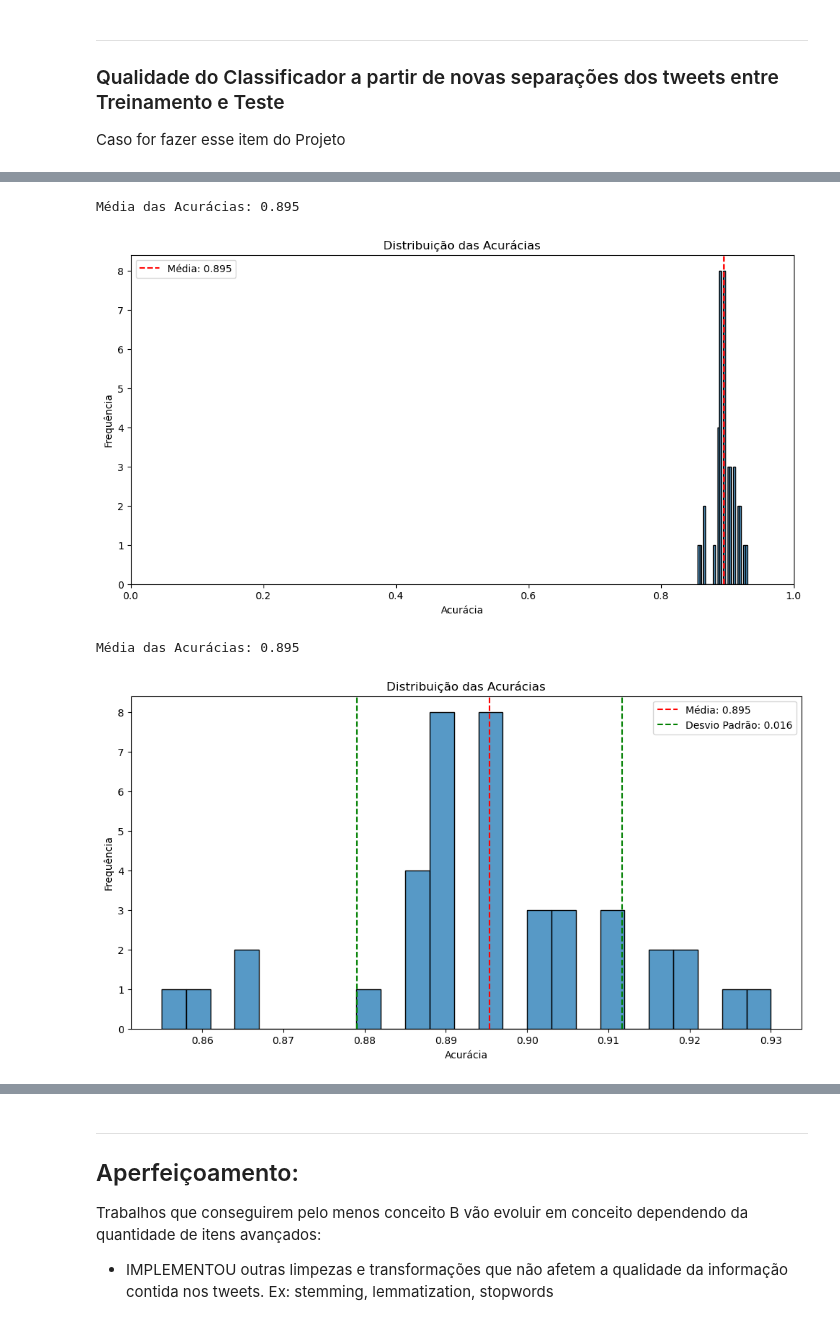
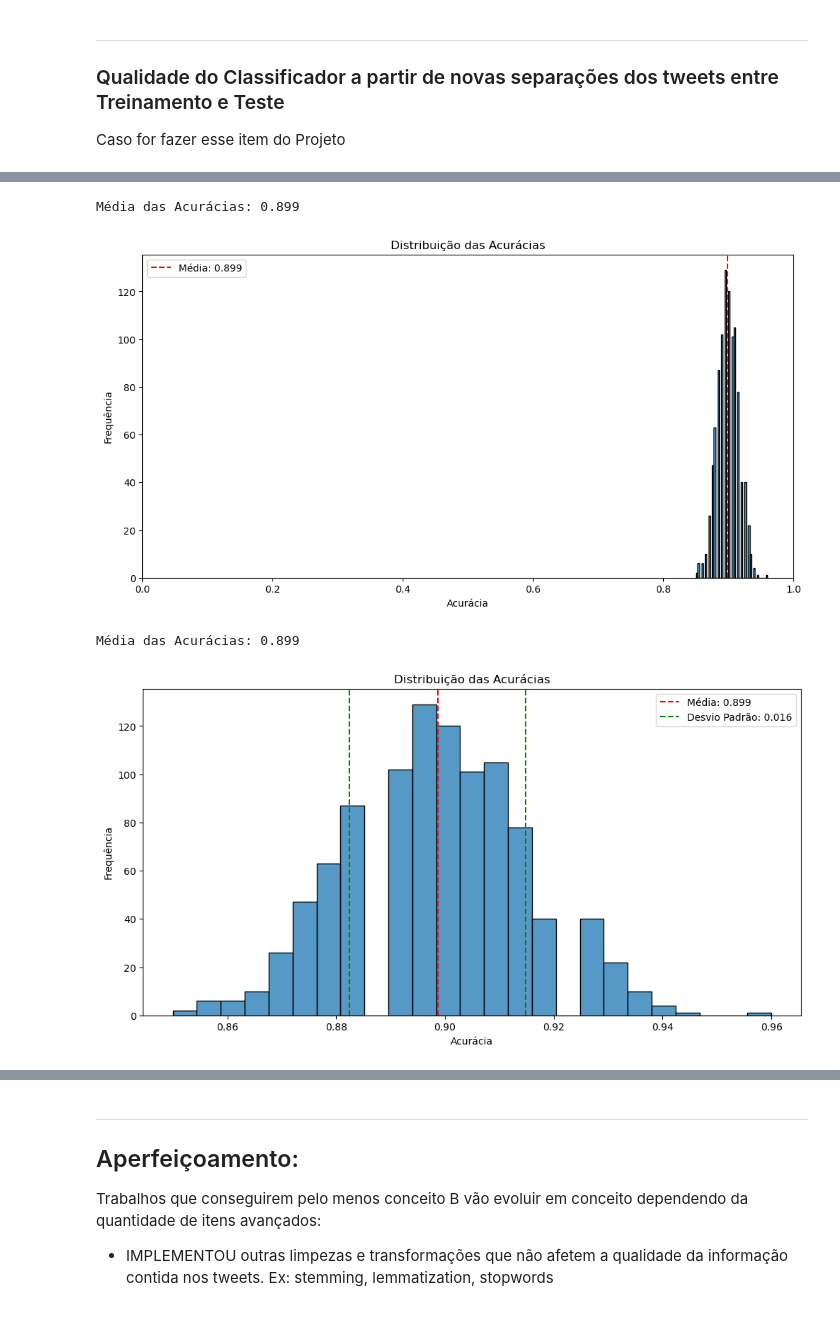
Before and after one commit to enzojunq/Projeto1_CDADOS, a Jupyter notebook: Projeto1 Template.ipynb, the cells around one changed output, grey strips where cells are left out. Cells and saved outputs as stored; diff of their text form; code cells hidden in the pictures.

```diff
--- a/Projeto1 Template.ipynb
+++ b/Projeto1 Template.ipynb
@@ -396,7 +396,7 @@ Caso for fazer esse item do Projeto
 teste.to_excel('teste.xlsx', index=False)
 treino.to_excel('treino.xlsx', index=False)
 # %%
-iteracoes = 40
+iteracoes = 1000
 acuracias = []
 
 for i in range(iteracoes):
@@ -415,3 +415,5 @@ for i in range(iteracoes):
     acuracias.append(acuracia)
 
 media_acuracia = np.mean(acuracias)
+
+teste_embaralhado
@@ -420,27 +436,27 @@ media_acuracia = np.mean(acuracias)
 # %%
 import matplotlib.pyplot as plt
 import seaborn as sns
 
 # Calculando a média e o desvio padrão das acurácias
 media_acuracia = np.mean(acuracias)
 print(f'Média das Acurácias: {media_acuracia:.3f}')
 desvio_padrao_acuracia = np.std(acuracias)
 
 # Criando o gráfico de distribuição
 plt.figure(figsize=(12, 6))
-sns.histplot(acuracias, bins=25)
+sns.histplot(acuracias, bins=40)
 plt.axvline(media_acuracia, color='r', linestyle='--', label=f'Média: {media_acuracia:.3f}')
 # plt.axvline(media_acuracia + desvio_padrao_acuracia, color='g', linestyle='--', label=f'Desvio Padrão: {desvio_padrao_acuracia:.3f}')
 # plt.axvline(media_acuracia - desvio_padrao_acuracia, color='g', linestyle='--')
 plt.xlim(0, 1)
 plt.title('Distribuição das Acurácias')
 plt.xlabel('Acurácia')
 plt.ylabel('Frequência')
 plt.legend()
 plt.show()
 # %% [output]
-Média das Acurácias: 0.895
+Média das Acurácias: 0.899
-[figure, old version]
+[figure, new version]
 # %%
 import matplotlib.pyplot as plt
 import seaborn as sns
@@ -462,8 +478,8 @@ plt.ylabel('Frequência')
 plt.legend()
 plt.show()
 # %% [output]
-Média das Acurácias: 0.895
+Média das Acurácias: 0.899
-[figure, old version]
+[figure, new version]
 # %% [markdown]
 ### Por que não usar o próprio classificador para gerar mais amostras de treinamento?
 Usar o próprio classificador para gerar mais amostras de treinamento pode levar a problemas de viés e superajuste (overfitting). O modelo já foi treinado com o conjunto de dados existente e tem suas limitações e viéses baseados nesse conjunto de dados. Adicionar mais amostras geradas pelo próprio modelo só reforçará os viéses e limitações existentes, e não contribuirá para a generalização do modelo para dados não vistos. Além disso, pode levar a uma falsa sensação de precisão e confiança no modelo, já que as amostras adicionadas são, por definição, bem classificadas pelo modelo.
```
Also changed, not shown: parts of 4 cells of this notebook.
